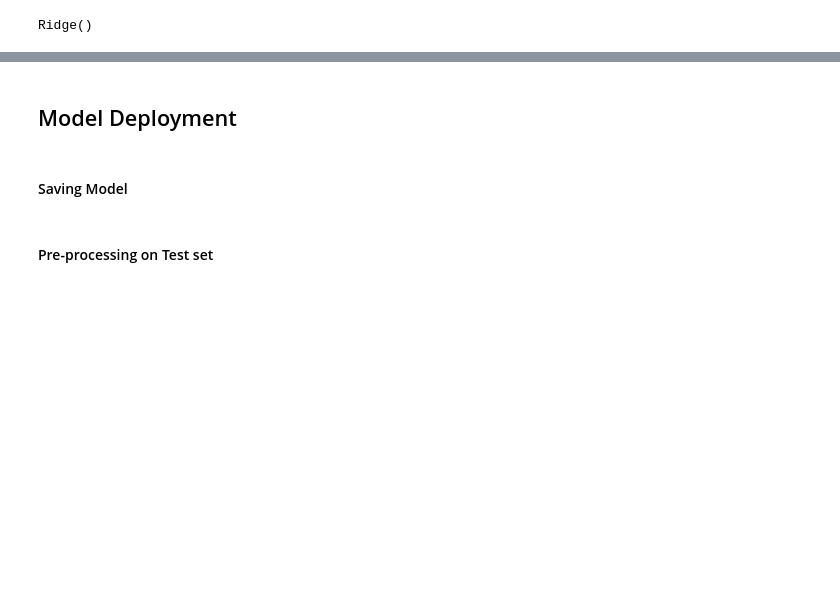
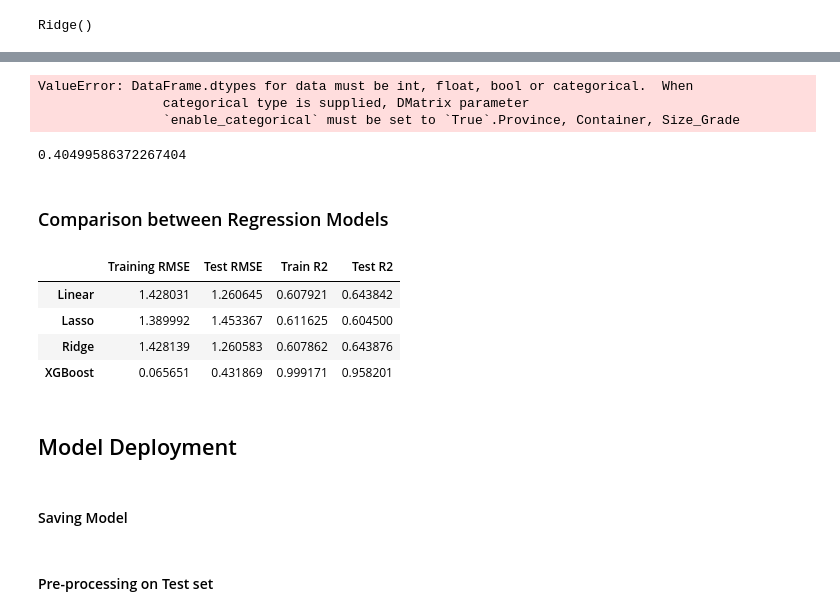
Before and after one commit to morgan0112/average-price-for-golden-delicious-apples, a Jupyter notebook: Regression Model.ipynb, the cells around one changed output, grey strips where cells are left out. Drawn from its saved outputs; the diff is of its cells as text; code cells hidden in the pictures; blank space fills up the shorter version.

```diff
--- a/Regression Model.ipynb
+++ b/Regression Model.ipynb
@@ -522,3 +504,50 @@ ridge_results
+# %%
+x_train_xgb, x_test_xgb, y_train_xgb, y_test_xgb = train_test_split(x,
+                                                   y,
+                                                   test_size = 0.20,
+                                                   random_state = 42)
+# %%
+xgb = XGBRegressor(subsample = 0.7, max_depth = 3, n_estimators = 700)
+xgb.fit(x_train_xgb, y_train_xgb)
+# %% [output]
+ValueError: DataFrame.dtypes for data must be int, float, bool or categorical.  When
+                categorical type is supplied, DMatrix parameter
+                `enable_categorical` must be set to `True`.Province, Container, Size_Grade
+# %%
+y_predict_train = xgb.predict(x_train_xgb)
+y_predict_test = xgb.predict(x_test_xgb)
+# %%
+rmse(y_test_xgb, y_predict_test)
+# %% [output]
+0.40499586372267404
+# %% [markdown]
+### Comparison between Regression Models
+# %%
+compare_df = pd.DataFrame({'Training RMSE': [rmse(y_train, lr_train_y_pred),
+                                             rmse(y_train2, lasso_y_pred_train),
+                                            rmse(y_train_ridge, y_pred_train_ridge),
+                                            rmse(y_train_xgb, y_predict_train)],
+                            'Test RMSE': [rmse(y_test, lr_test_y_pred),
+                                          rmse(y_test2, lasso_y_pred_test),
+                                         rmse(y_test_ridge, y_pred_test_ridge),
+                                         rmse(y_test_xgb, y_predict_test)],
+                            'Train R2': [r_squared(y_train, lr_train_y_pred),
+                                         r_squared(y_train2, lasso_y_pred_train),
+                                        r_squared(y_train_ridge, y_pred_train_ridge),
+                                        r_squared(y_train_xgb, y_predict_train)],
+                            'Test R2': [r_squared(y_test, lr_test_y_pred),
+                                        r_squared(y_test2, lasso_y_pred_test),
+                                       r_squared(y_test_ridge, y_pred_test_ridge),
+                                       r_squared(y_test_xgb, y_predict_test)]},
+                        index = ['Linear', 'Lasso', 'Ridge', 'XGBoost'] )
+# %%
+compare_df
+# %% [output]
+|  | Training RMSE | Test RMSE | Train R2 | Test R2 |
+| Linear | 1.428031 | 1.260645 | 0.607921 | 0.643842 |
+| Lasso | 1.389992 | 1.453367 | 0.611625 | 0.604500 |
+| Ridge | 1.428139 | 1.260583 | 0.607862 | 0.643876 |
+| XGBoost | 0.065651 | 0.431869 | 0.999171 | 0.958201 |
 # %% [markdown]
 ## Model Deployment
 # %% [markdown]
```
Also changed, not shown: parts of 72 cells of this notebook.
